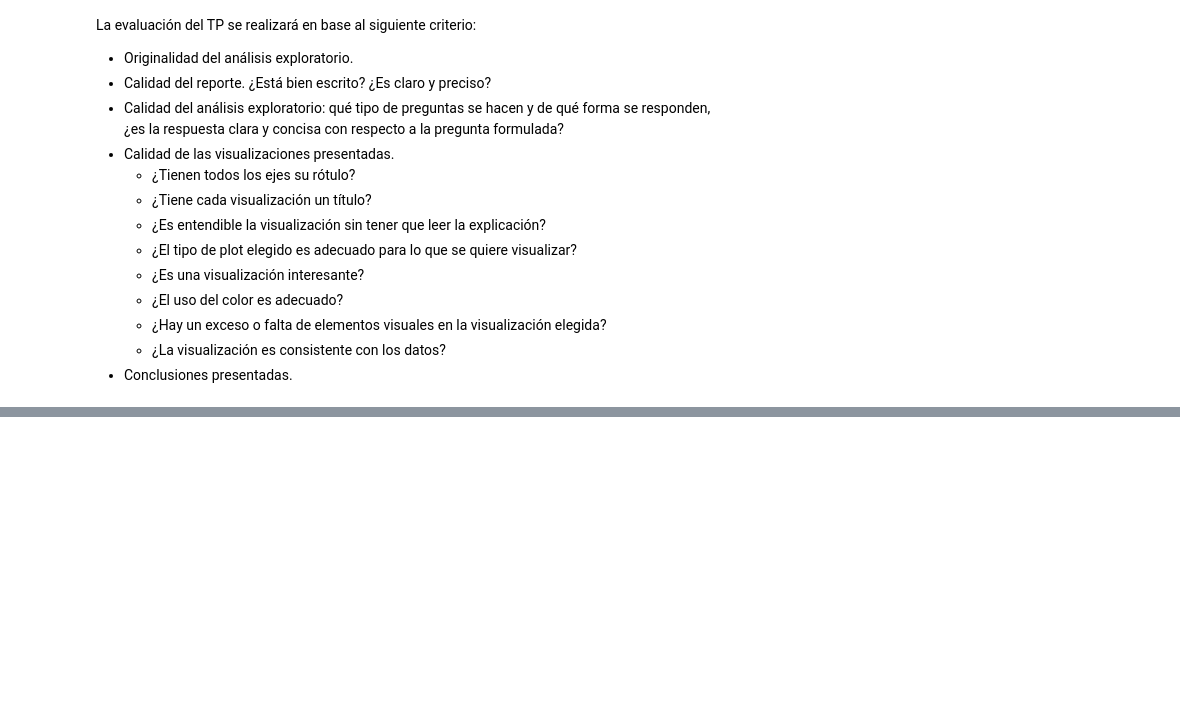
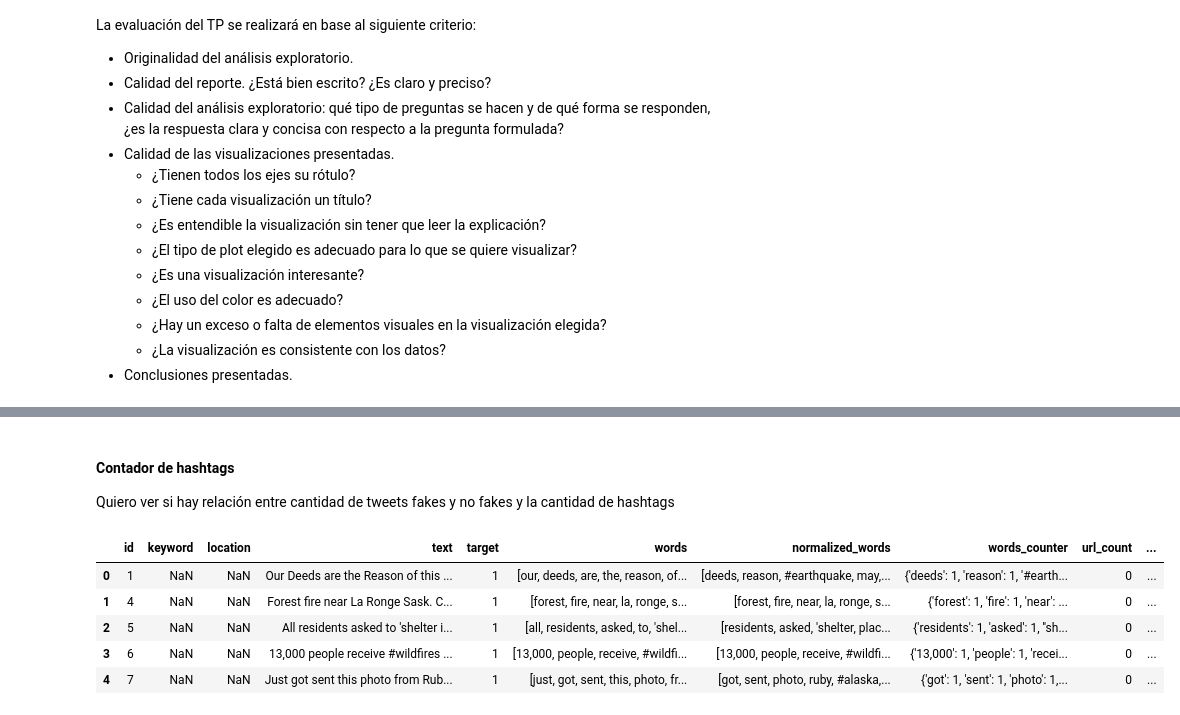
Before and after one commit to vnbarr/75.06-Datos, a Jupyter notebook: notebooks/TP1.ipynb, the cells around one changed output, grey strips where cells are left out. Saved outputs shown, nothing was run; the diff lists cells and outputs as text; code cells hidden in the pictures; blank space fills up the shorter version.

```diff
--- a/notebooks/TP1.ipynb
+++ b/notebooks/TP1.ipynb
@@ -55,0 +294,15 @@ tweets.head()
+# %% [markdown]
+#### Contador de hashtags
+Quiero ver si hay relación entre cantidad de tweets fakes y no fakes y la cantidad de hashtags
+# %%
+# cuento la cantidad de hashtags en los tweets
+# nueva columna con el total de hashtags, y los hashtags
+tweets['hashtags'] = tweets.text.apply(lambda x: re.findall(r"#(\w+)", x))
+tweets.head()
+# %% [output]
+|  | id | keyword | location | text | target | words | normalized_words | words_counter | url_count | ... |
+| 0 | 1 | NaN | NaN | Our Deeds are the Reason of this ... | 1 | [our, deeds, are, the, reason, of... | [deeds, reason, #earthquake, may,... | {'deeds': 1, 'reason': 1, '#earth... | 0 | ... |
+| 1 | 4 | NaN | NaN | Forest fire near La Ronge Sask. C... | 1 | [forest, fire, near, la, ronge, s... | [forest, fire, near, la, ronge, s... | {'forest': 1, 'fire': 1, 'near': ... | 0 | ... |
+| 2 | 5 | NaN | NaN | All residents asked to 'shelter i... | 1 | [all, residents, asked, to, 'shel... | [residents, asked, 'shelter, plac... | {'residents': 1, 'asked': 1, ''sh... | 0 | ... |
+| 3 | 6 | NaN | NaN | 13,000 people receive #wildfires ... | 1 | [13,000, people, receive, #wildfi... | [13,000, people, receive, #wildfi... | {'13,000': 1, 'people': 1, 'recei... | 0 | ... |
+| 4 | 7 | NaN | NaN | Just got sent this photo from Rub... | 1 | [just, got, sent, this, photo, fr... | [got, sent, photo, ruby, #alaska,... | {'got': 1, 'sent': 1, 'photo': 1,... | 0 | ... |
```
Also changed, not shown: parts of 46 cells of this notebook.
